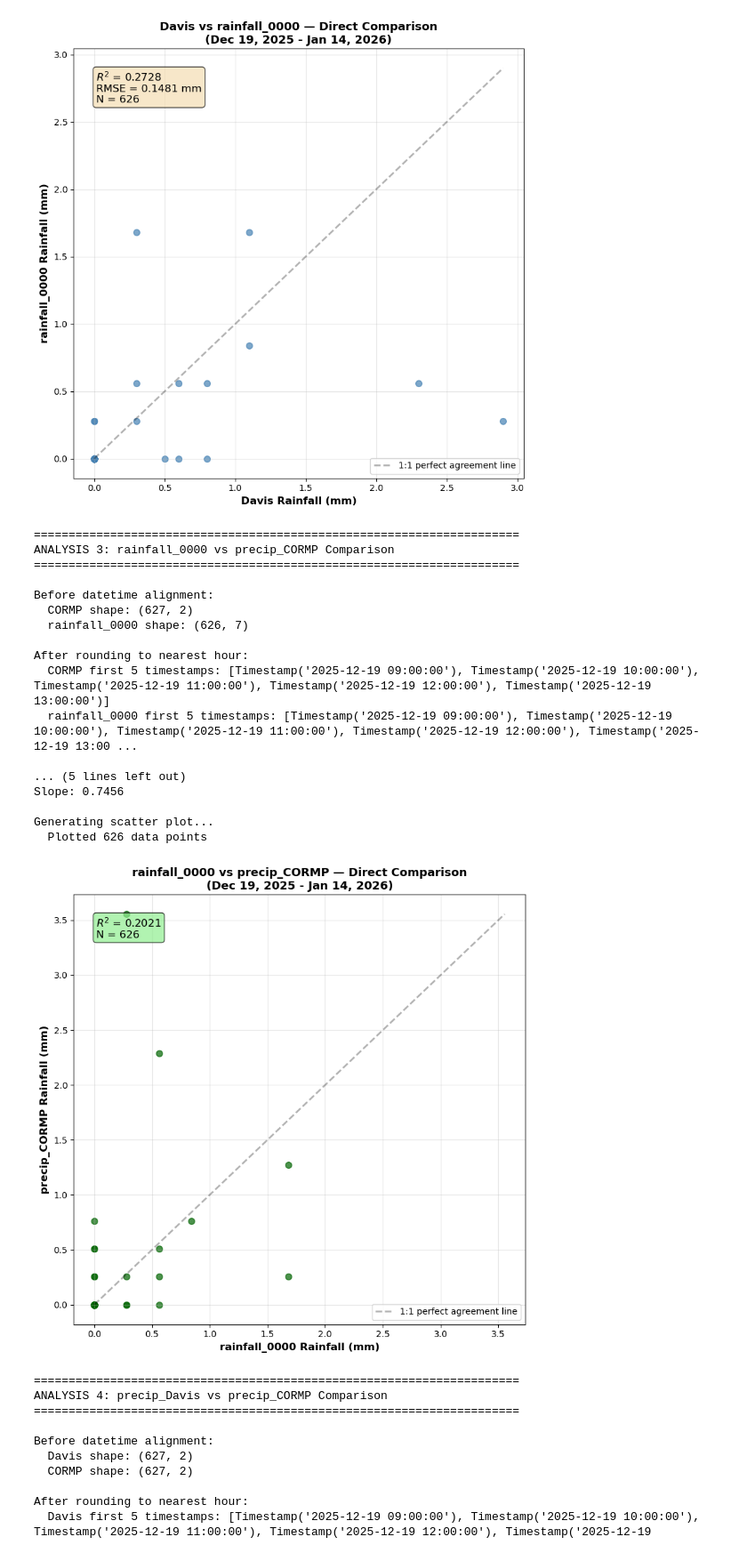
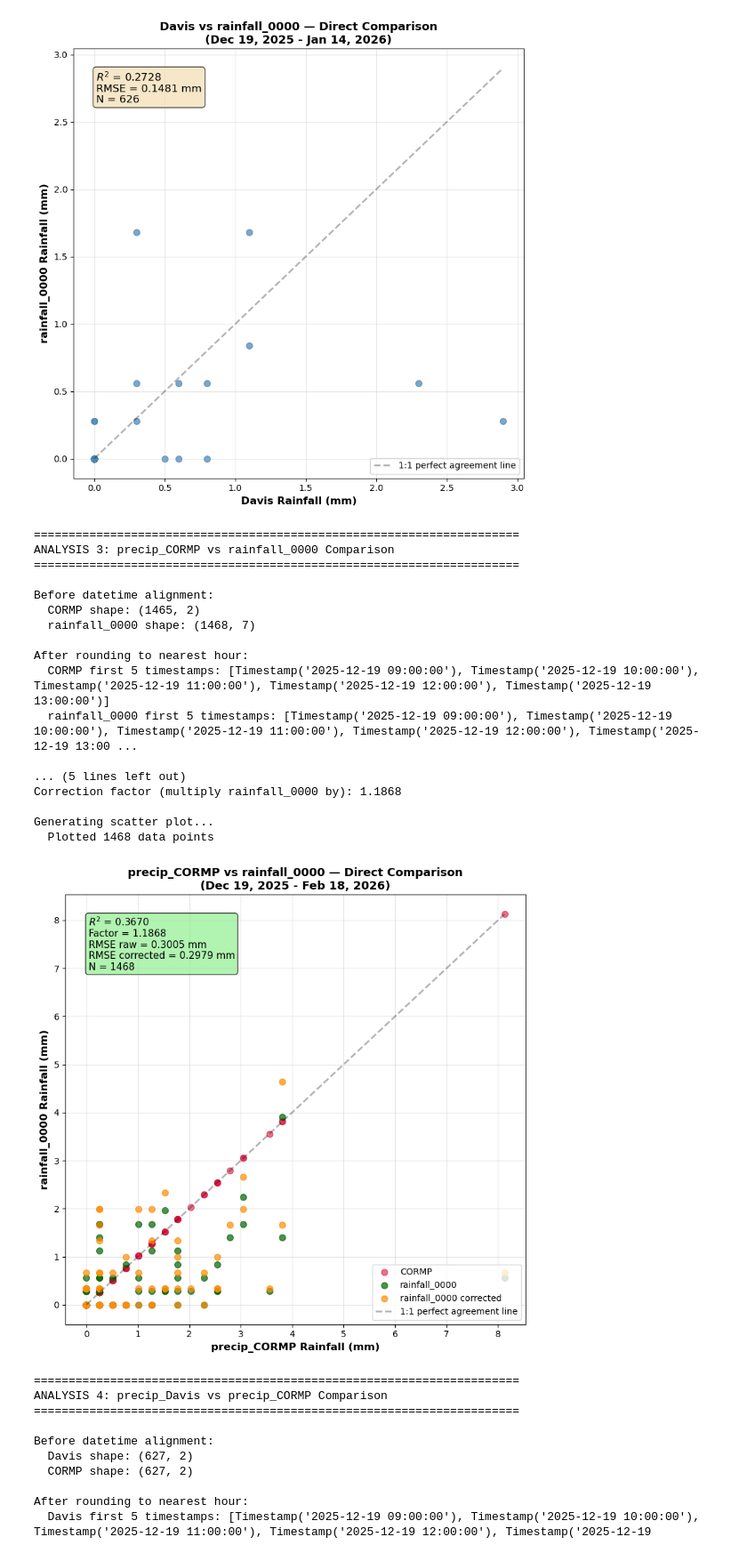
Before and after one commit to COAST-Lab/Open-Water-Level-and-Rainfall-Sensor, a Jupyter notebook: Data Analysis/rainfallAnalysis.ipynb, the cells around one changed output. Shown at 89% size. Saved outputs shown, nothing was run; the diff lists cells and outputs as text; code cells hidden in the pictures.

Commit message:
updated plots

```diff
--- a/Data Analysis/rainfallAnalysis.ipynb
+++ b/Data Analysis/rainfallAnalysis.ipynb
@@ -16,9 +16,9 @@ warnings.filterwarnings('ignore', message="Could not infer format")
 
 # STEP 1: Define file paths and helper functions
 # Earliest data from rainfall_0000 is Dec 19, 2025, therefore all graphs begin at this time stamp.
-file_1 = "Data/precip_CORMP_02052026.csv"   # needs hourly sum
-file_2 = "Data/precip_Davis_02052026.csv"   # needs hourly sum
-file_3 = "Data/rainfall_0000_02052026.csv"   # already hourly
+file_1 = "Data/precip_CORMP_02182026.csv"   # needs hourly sum
+file_2 = "Data/precip_Davis_02182026.csv"   # needs hourly sum
+file_3 = "Data/rainfall_0000_02182026.csv"   # already hourly
 
 import io # for in-memory file operations
 import re # for regular expressions
@@ -152,7 +152,7 @@ print(f"  rainfall_0000: {len(rain0)} hourly records")
 # STEP 3: Filter to the analysis date range (Dec 19, 2025 - Jan 6, 2026)
 
 start = pd.to_datetime('2025-12-19 09:00')
-end = pd.to_datetime('2026-02-05 9:00')
+end = pd.to_datetime('2026-02-18 09:00')
 
 print(f"\nFiltering to period: {start} to {end}")
 
@@ -588,11 +588,11 @@ Generating scatter plot...
   Plotted 626 data points
 [figure]
 # %%
-# Rainfall_0000 vs precip_CORMP — Direct Sensor Comparison
-# Merge datasets by datetime, compute correlation (R²), and plot
+# precip_CORMP vs rainfall_0000 — Direct Sensor Comparison
+# Merge datasets by datetime, compute correlation (R^2), and plot
 
 print("=" * 70)
-print("ANALYSIS 3: rainfall_0000 vs precip_CORMP Comparison")
+print("ANALYSIS 3: precip_CORMP vs rainfall_0000 Comparison")
 print("=" * 70)
 
 # Reload and process both datasets for clean analysis
@@ -600,7 +600,7 @@ cormp_only = load_and_process(file_1, assume_inches=True, already_hourly=False)
 rain0_cormp = load_and_process(file_3, assume_inches=False, already_hourly=True, parse_embedded_string=True)
 
 start = pd.to_datetime('2025-12-19 09:00')
-end = pd.to_datetime('2026-01-14 11:00')
+end = pd.to_datetime('2026-02-18 09:00')
 
 cormp_only = cormp_only[(cormp_only['datetime'] >= start) & (cormp_only['datetime'] <= end)].reset_index(drop=True)
 rain0_cormp = rain0_cormp[(rain0_cormp['datetime'] >= start) & (rain0_cormp['datetime'] <= end)].reset_index(drop=True)
@@ -627,71 +627,83 @@ print(f"\nOverlapping hourly timestamps: {len(overlap)} hours")
 merged_cr_only = pd.merge(rain0_cormp, cormp_only, on='datetime', how='inner', suffixes=('_rain0','_cormp'))
 print(f"Merged dataset shape: {merged_cr_only.shape}")
 
-# Compute correlation, R², and slope
+# Compute correlation, R^2, and correction factor
 if not merged_cr_only.empty:
     from scipy import stats
     corr_cr = merged_cr_only['rain_mm_rain0'].corr(merged_cr_only['rain_mm_cormp'])
     r2_cr = corr_cr**2 if pd.notna(corr_cr) else float('nan')
-    # Calculate slope via linear regression
-    slope_cr, intercept_cr, _, _, _ = stats.linregress(merged_cr_only['rain_mm_rain0'], merged_cr_only['rain_mm_cormp'])
+    # Regression for correction factor: CORMP as reference (x = rain0, y = cormp)
+    slope_corr, intercept_corr, _, _, _ = stats.linregress(
+        merged_cr_only['rain_mm_rain0'], merged_cr_only['rain_mm_cormp']
+    )
     print(f"\nPearson Correlation: {corr_cr:.4f}")
-    print(f"R² (Coefficient of Determination): {r2_cr:.4f}")
-    print(f"Slope: {slope_cr:.4f}")
+    print(f"R^2 (Coefficient of Determination): {r2_cr:.4f}")
+    print(f"Correction factor (multiply rainfall_0000 by): {slope_corr:.4f}")
 else:
     r2_cr = float('nan')
-    slope_cr = float('nan')
+    slope_corr = float('nan')
+    intercept_corr = float('nan')
     print("No overlapping data found!")
 
-# Create scatter plot: rainfall_0000 (X-axis) vs precip_CORMP (Y-axis)
+# Create scatter plot: precip_CORMP (X-axis) vs rainfall_0000 (Y-axis)
 print(f"\nGenerating scatter plot...")
 plt.figure(figsize=(8,8))
 if not merged_cr_only.empty:
-    plt.scatter(merged_cr_only['rain_mm_rain0'], merged_cr_only['rain_mm_cormp'], s=50, alpha=0.7, color='darkgreen')
+    # CORMP reference points (1:1)
+    plt.scatter(merged_cr_only['rain_mm_cormp'], merged_cr_only['rain_mm_cormp'],
+                s=50, alpha=0.6, color='crimson', label='CORMP')
+    plt.scatter(merged_cr_only['rain_mm_cormp'], merged_cr_only['rain_mm_rain0'], s=50, alpha=0.7, color='darkgreen', label='rainfall_0000')
+    # Corrected rainfall_0000 using the correction factor
+    corrected_rain0 = merged_cr_only['rain_mm_rain0'] * slope_corr
+    plt.scatter(merged_cr_only['rain_mm_cormp'], corrected_rain0, s=50, alpha=0.7, color='darkorange', label='rainfall_0000 corrected')
     print(f"  Plotted {len(merged_cr_only)} data points")
 else:
     print("  No data to plot - no overlapping datetimes found")
 
-plt.xlabel('rainfall_0000 Rainfall (mm)', fontsize=12, fontweight='bold')
-plt.ylabel('precip_CORMP Rainfall (mm)', fontsize=12, fontweight='bold')
-plt.title('rainfall_0000 vs precip_CORMP — Direct Comparison\n(Dec 19, 2025 - Jan 14, 2026)', fontsize=13, fontweight='bold')
+plt.xlabel('precip_CORMP Rainfall (mm)', fontsize=12, fontweight='bold')
+plt.ylabel('rainfall_0000 Rainfall (mm)', fontsize=12, fontweight='bold')
+plt.title('precip_CORMP vs rainfall_0000 — Direct Comparison\n(Dec 19, 2025 - Feb 18, 2026)', fontsize=13, fontweight='bold')
 
-# Annotate R² on plot
+# Annotate R^2 and correction error on plot
 try:
     ax = plt.gca()
-    if pd.notna(r2_cr) and not merged_cr_only.empty:
-        ax.text(0.05, 0.95, f'$R^2$ = {r2_cr:.4f}\nN = {len(merged_cr_only)}',
-                transform=ax.transAxes, fontsize=12, va='top',
+    if not merged_cr_only.empty and pd.notna(r2_cr):
+        rmse_raw = np.sqrt(np.mean((merged_cr_only['rain_mm_rain0'] - merged_cr_only['rain_mm_cormp'])**2))
+        rmse_corr = np.sqrt(np.mean((corrected_rain0 - merged_cr_only['rain_mm_cormp'])**2))
+        ax.text(0.05, 0.95,
+                f'$R^2$ = {r2_cr:.4f}\nFactor = {slope_corr:.4f}\nRMSE raw = {rmse_raw:.4f} mm\nRMSE corrected = {rmse_corr:.4f} mm\nN = {len(merged_cr_only)}',
+                transform=ax.transAxes, fontsize=11, va='top',
                 bbox=dict(boxstyle='round', facecolor='lightgreen', alpha=0.7))
 except Exception as e:
     print(f"Warning: Could not annotate plot: {e}")
 
 if not merged_cr_only.empty:
     max_val = max(merged_cr_only['rain_mm_rain0'].max(), merged_cr_only['rain_mm_cormp'].max())
     plt.plot([0, max_val], [0, max_val], 'k--', alpha=0.3, linewidth=2, label='1:1 perfect agreement line')
     plt.legend(loc='lower right')
 
 plt.grid(True, alpha=0.3)
 plt.tight_layout()
 plt.show()
 # %% [output]
 ======================================================================
-ANALYSIS 3: rainfall_0000 vs precip_CORMP Comparison
+ANALYSIS 3: precip_CORMP vs rainfall_0000 Comparison
 ======================================================================
 
 Before datetime alignment:
-  CORMP shape: (627, 2)
-  rainfall_0000 shape: (626, 7)
+  CORMP shape: (1465, 2)
+  rainfall_0000 shape: (1468, 7)
 
 After rounding to nearest hour:
   CORMP first 5 timestamps: [Timestamp('2025-12-19 09:00:00'), Timestamp('2025-12-19 10:00:00'), Timestamp('2025-12-19 11:00:00'), Timestamp('2025-12-19 12:00:00'), Timestamp('2025-12-19 13:00:00')]
   rainfall_0000 first 5 timestamps: [Timestamp('2025-12-19 09:00:00'), Timestamp('2025-12-19 10:00:00'), Timestamp('2025-12-19 11:00:00'), Timestamp('2025-12-19 12:00:00'), Timestamp('2025-12-19 13:00 ...
 
 ... (5 lines left out)
-Slope: 0.7456
+Correction factor (multiply rainfall_0000 by): 1.1868
 
 Generating scatter plot...
-  Plotted 626 data points
+  Plotted 1468 data points
-[figure, old version]
+[figure, new version]
 # %%
 # precip_Davis vs precip_CORMP — Direct Sensor Comparison
 
```
Also changed, not shown: parts of 5 cells of this notebook, 3 other files.
